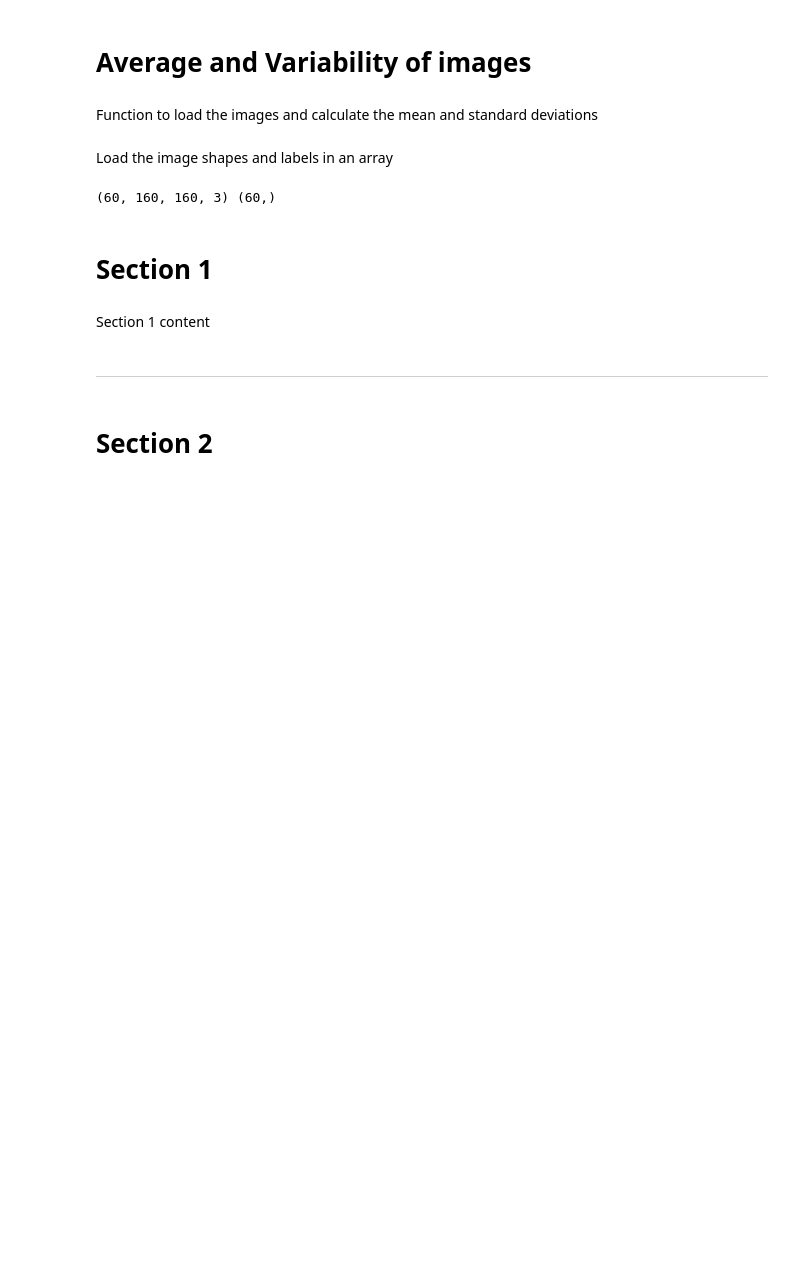
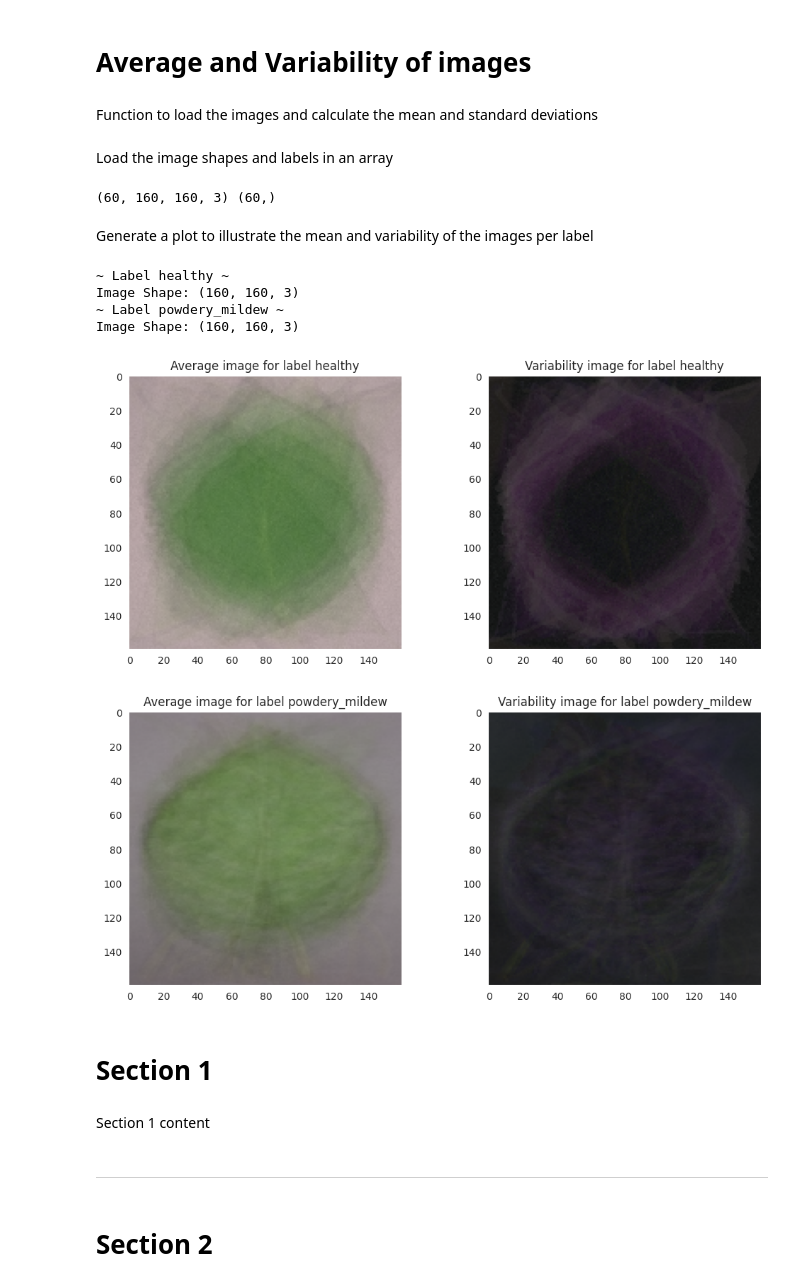
Before and after one commit to BryonyRBlack/mildew-detection, a Jupyter notebook: jupyter_notebooks/2-Data Visualization.ipynb, the cells around one changed output. Saved outputs shown, nothing was run; the diff lists cells and outputs as text; code cells hidden in the pictures; blank space fills up the shorter version.

Commit message:
Add code to create plot to show mean and variability of images

```diff
--- a/jupyter_notebooks/2-Data Visualization.ipynb
+++ b/jupyter_notebooks/2-Data Visualization.ipynb
@@ -168,6 +168,39 @@ X, y = load_image_as_array(my_data_dir=train_path,
 print(X.shape, y.shape)
 # %% [output]
 (60, 160, 160, 3) (60,)
+# %% [markdown]
+Generate a plot to illustrate the mean and variability of the images per label
+# %%
+def plot_mean_variability_per_labels(X, y, figsize=(12, 5), save_image = False):
+    for label_to_display in np.unique(y):
+        sns.set_style("dark")
+        y = y.reshape(-1, 1, 1)
+        boolean_mask = np.any(y == label_to_display, axis=1).reshape(-1)
+        arr = X[boolean_mask]
+        avg_img = np.mean(arr, axis=0)
+        std_img = np.std(arr, axis=0)
+        print(f"~ Label {label_to_display} ~")
+        print(f"Image Shape: {avg_img.shape}")
+        fig, axes = plt.subplots(nrows=1, ncols=2, figsize=figsize)
+        axes[0].set_title(f"Average image for label {label_to_display}")
+        axes[0].imshow(avg_img, cmap="gray")
+        axes[1].set_title(f"Variability image for label {label_to_display}")
+        axes[1].imshow(std_img, cmap="gray")
+        if save_image:
+            plt.savefig(f"{file_path}/avg_var_{label_to_display}.png", bbox_inches="tight", dpi=150)
+        else:
+            plt.tight_layout()
+            plt.show()
+            print("\n")
+# %%
+plot_mean_variability_per_labels(X=X, y=y, figsize=(12,5), save_image=True)
+# %% [output]
+~ Label healthy ~
+Image Shape: (160, 160, 3)
+~ Label powdery_mildew ~
+Image Shape: (160, 160, 3)
+[figure, added]
+[figure, added]
 # %% [markdown]
 # Section 1
 # %% [markdown]
```
Also changed, not shown: 2 other files.
